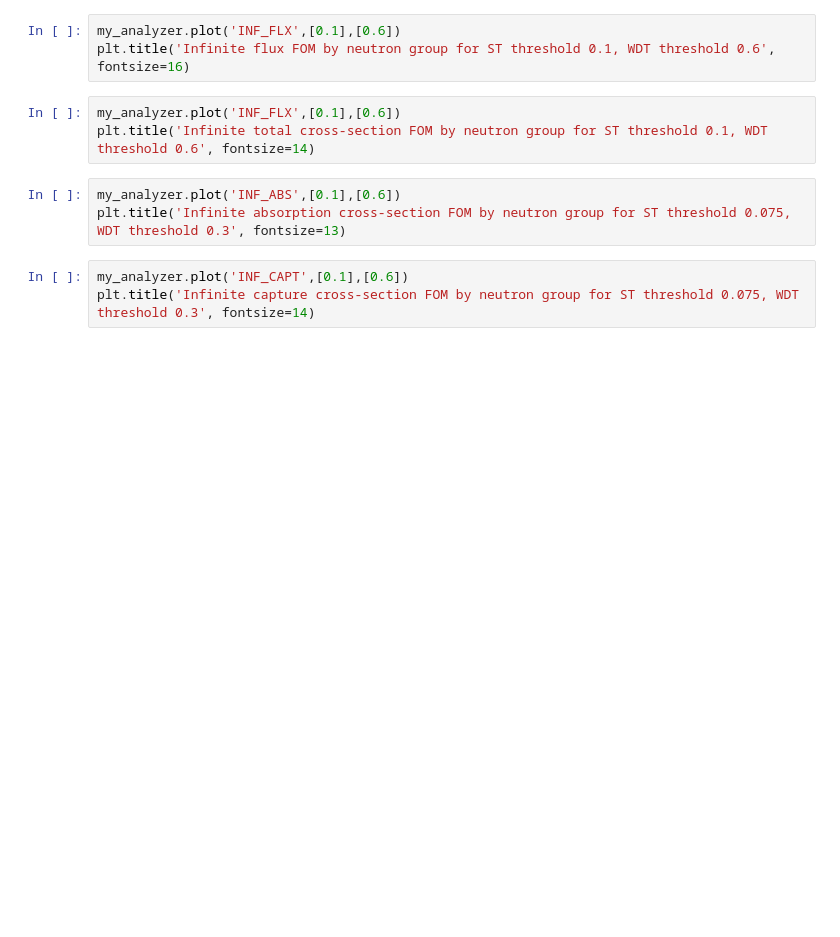
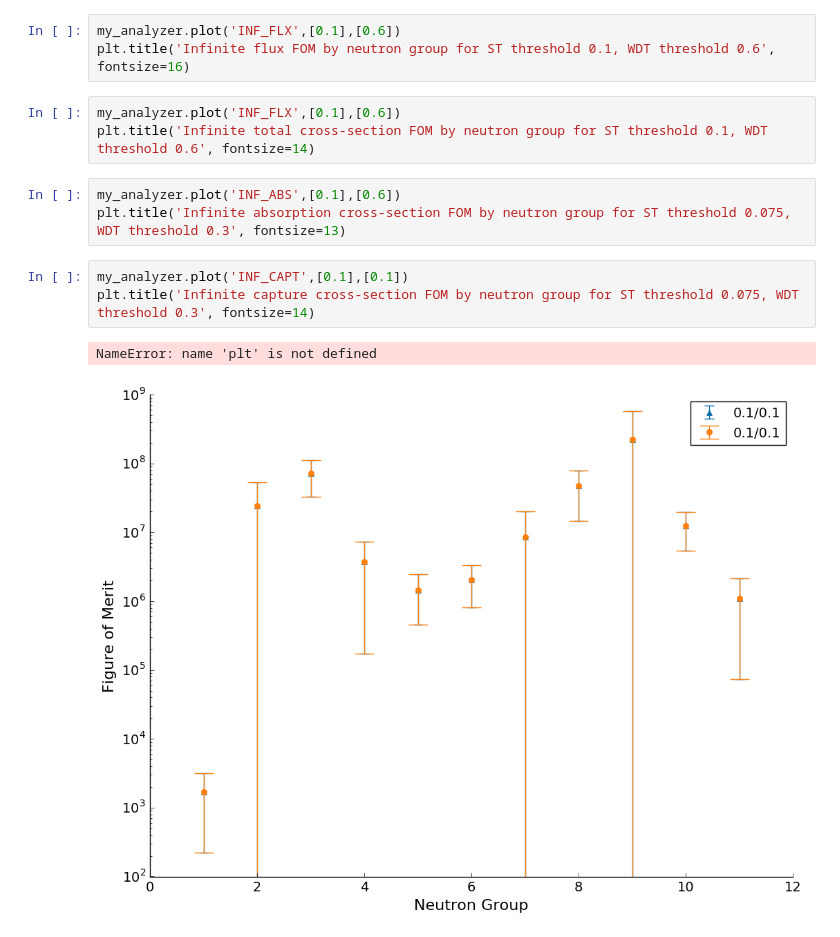
Before and after one commit to JessicaRehak/WDT_Analysis, a Jupyter notebook: scattering_matrices.ipynb, the cells around one changed output. Cells and saved outputs as stored; diff of their text form; blank space fills up the shorter version.

```diff
--- a/scattering_matrices.ipynb
+++ b/scattering_matrices.ipynb
@@ -54,5 +91,8 @@ plt.title('Infinite total cross-section FOM by neutron group for ST threshold 0.
 my_analyzer.plot('INF_ABS',[0.1],[0.6])
 plt.title('Infinite absorption cross-section FOM by neutron group for ST threshold 0.075, WDT threshold 0.3', fontsize=13)
 # %%
-my_analyzer.plot('INF_CAPT',[0.1],[0.6])
+my_analyzer.plot('INF_CAPT',[0.1],[0.1])
 plt.title('Infinite capture cross-section FOM by neutron group for ST threshold 0.075, WDT threshold 0.3', fontsize=14)
+# %% [output]
+NameError: name 'plt' is not defined
+[figure, added]
```
Also changed, not shown: parts of 14 cells of this notebook, 2 other files.
